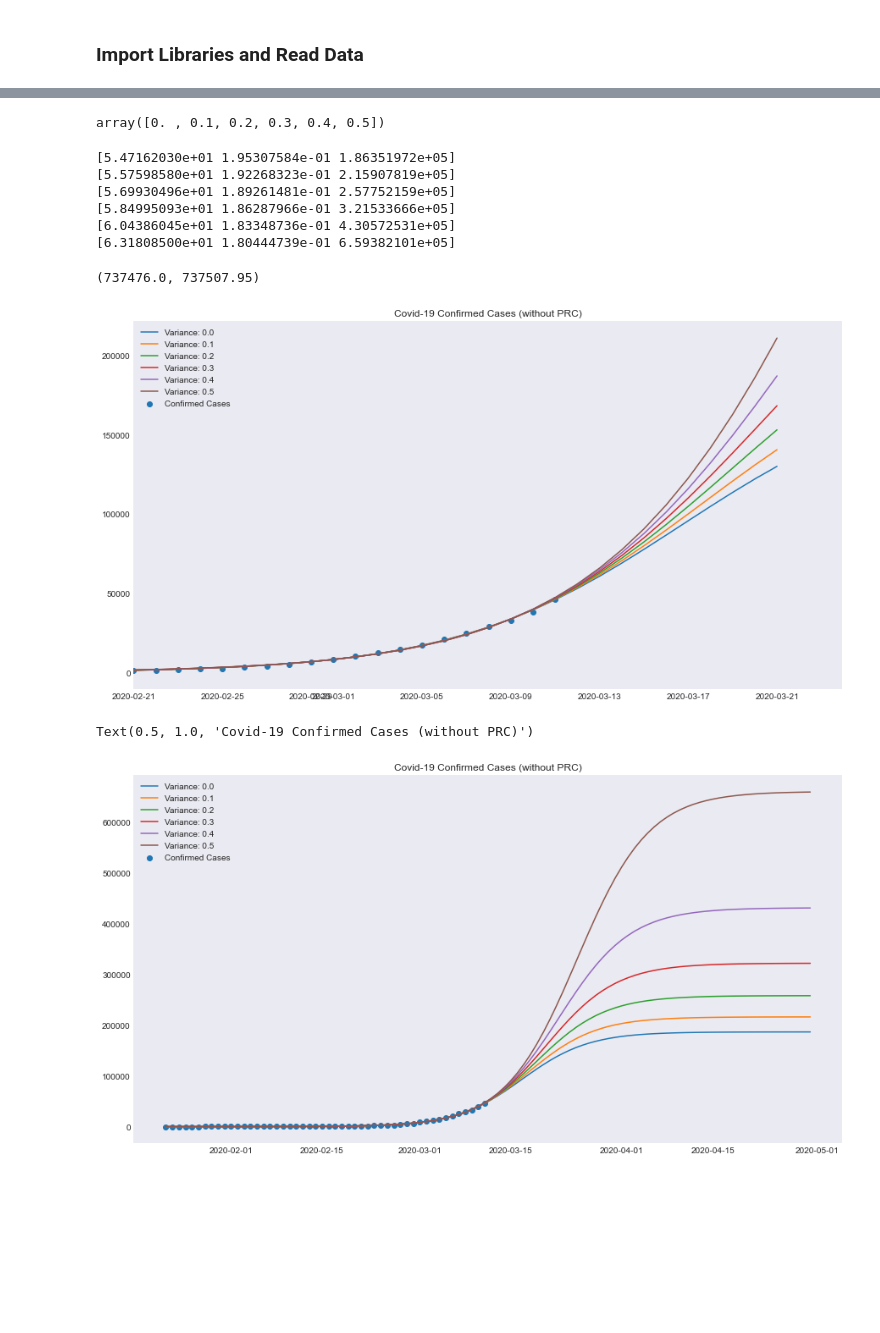
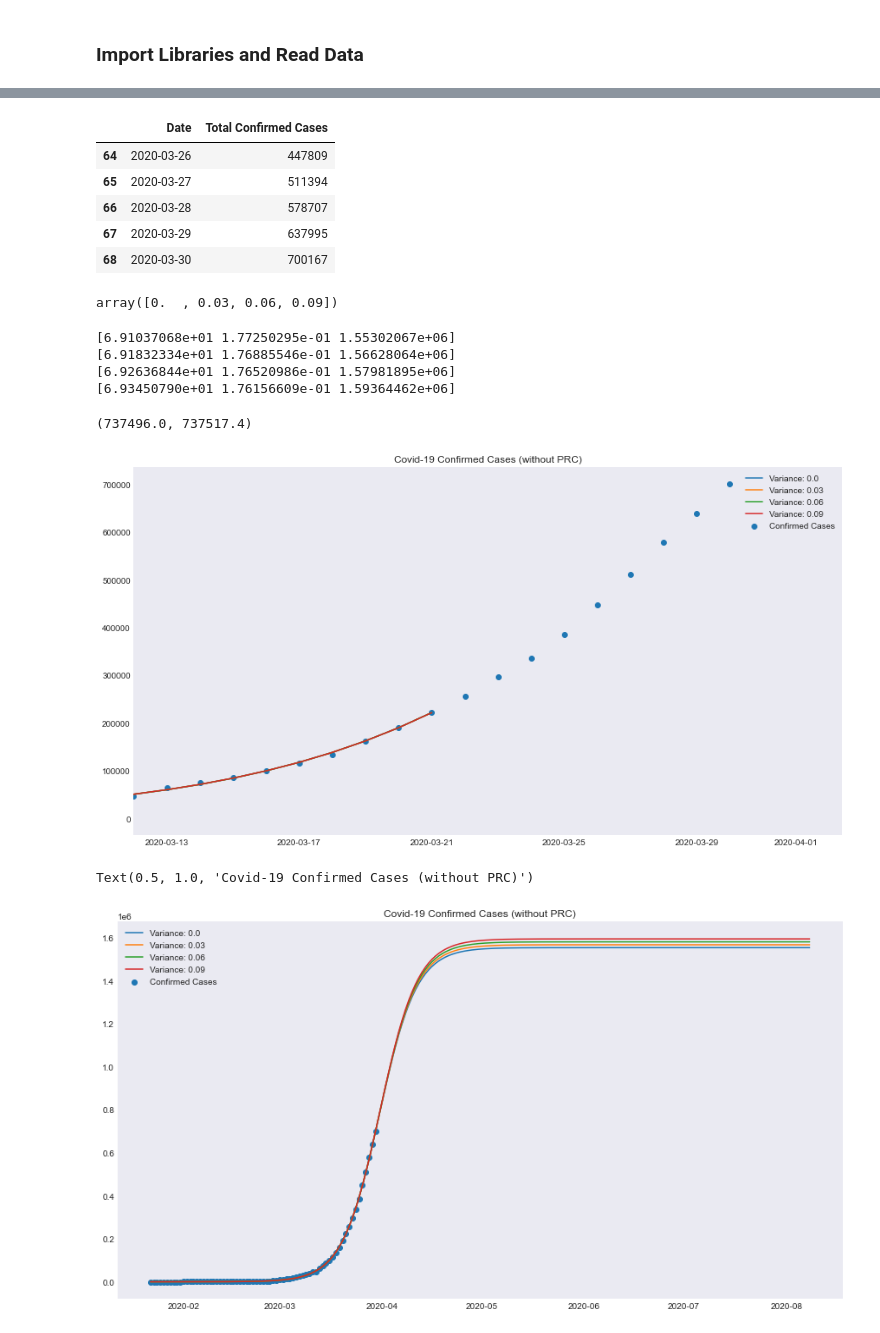
Before and after one commit to JakobRohrhirsch/COVID-19-JHU-CSSE-Analysis, a Jupyter notebook: COVID-19 Fit.ipynb, the cells around one changed output, grey strips where cells are left out. Saved outputs shown, nothing was run; the diff lists cells and outputs as text; code cells hidden in the pictures; blank space fills up the shorter version.

```diff
--- a/COVID-19 Fit.ipynb
+++ b/COVID-19 Fit.ipynb
@@ -17,9 +17,9 @@ from ipywidgets import interact, widgets
 from scipy import optimize
 
 ## Read Data for Cases, Deaths and Recoveries
-ConfirmedCases_raw=pd.read_csv('https://raw.githubusercontent.com/CSSEGISandData/COVID-19/master/csse_covid_19_data/csse_covid_19_time_series/time_series_19-covid-Confirmed.csv')
-Deaths_raw=pd.read_csv('https://raw.githubusercontent.com/CSSEGISandData/COVID-19/master/csse_covid_19_data/csse_covid_19_time_series/time_series_19-covid-Deaths.csv')
-Recoveries_raw=pd.read_csv('https://raw.githubusercontent.com/CSSEGISandData/COVID-19/master/csse_covid_19_data/csse_covid_19_time_series/time_series_19-covid-Recovered.csv')
+ConfirmedCases_raw=pd.read_csv('https://raw.githubusercontent.com/CSSEGISandData/COVID-19/master/csse_covid_19_data/csse_covid_19_time_series/time_series_covid19_confirmed_global.csv')
+Deaths_raw=pd.read_csv('https://raw.githubusercontent.com/CSSEGISandData/COVID-19/master/csse_covid_19_data/csse_covid_19_time_series/time_series_covid19_deaths_global.csv')
+Recoveries_raw=pd.read_csv('https://raw.githubusercontent.com/CSSEGISandData/COVID-19/master/csse_covid_19_data/csse_covid_19_time_series/time_series_covid19_recovered_global.csv')
 # %%
 ConfirmedCases_raw.head()
 # %% [output]
@@ -180,8 +144,20 @@ plt.plot(GlobalTotals.iloc[-20:]['Daily New Cases'])
+# %%
+# Cases by Region (inside or Outside China)
+TotalCasesLoc=CountryConsolidated.reset_index()
+TotalCasesLocaggregated=TotalCasesLoc.groupby(['Date'])['Total Confirmed Cases'].sum().reset_index()
+TotalCasesLocaggregated.tail(5)
+# %% [output]
+|  | Date | Total Confirmed Cases |
+| 64 | 2020-03-26 | 447809 |
+| 65 | 2020-03-27 | 511394 |
+| 66 | 2020-03-28 | 578707 |
+| 67 | 2020-03-29 | 637995 |
+| 68 | 2020-03-30 | 700167 |
 # %%
-var_range = np.arange(0.0,0.6,0.1)
+var_range = np.arange(0.0,0.1,0.03)
 var_range
 # %% [output]
-array([0. , 0.1, 0.2, 0.3, 0.4, 0.5])
+array([0.  , 0.03, 0.06, 0.09])
 # %%
 df = TotalCasesLocaggregated.set_index('Date')
 y_data = df['Total Confirmed Cases'].values
@@ -198,17 +174,15 @@ for variance in var_range:
     #y[-1] = y[-1] * (1 + variance)
     y = np.append(y, y[-1] + daily_new_cases * (1 + variance))
     x = np.array(range(len(y)))
-    params, params_covariance = optimize.curve_fit(logistic, x, y, p0=[50, 0.1, 1000000])
+    params, params_covariance = optimize.curve_fit(logistic, x, y, p0=[50, 0.1, 10000000], maxfev=10000)
     var_dict[variance] = params
     var_params.append(params)
     print(params)
 # %% [output]
-[5.47162030e+01 1.95307584e-01 1.86351972e+05]
-[5.57598580e+01 1.92268323e-01 2.15907819e+05]
-[5.69930496e+01 1.89261481e-01 2.57752159e+05]
-[5.84995093e+01 1.86287966e-01 3.21533666e+05]
-[6.04386045e+01 1.83348736e-01 4.30572531e+05]
-[6.31808500e+01 1.80444739e-01 6.59382101e+05]
+[6.91037068e+01 1.77250295e-01 1.55302067e+06]
+[6.91832334e+01 1.76885546e-01 1.56628064e+06]
+[6.92636844e+01 1.76520986e-01 1.57981895e+06]
+[6.93450790e+01 1.76156609e-01 1.59364462e+06]
 # %%
 rg = np.array(range(60))
 dr1 = pd.date_range(df.index[0], periods=60)
@@ -219,20 +193,20 @@ for variance in var_dict.keys():
 plt.scatter(dr2, y_data, label='Confirmed Cases')
 plt.legend(loc='best')
 plt.title('Covid-19 Confirmed Cases (without PRC)')
-plt.xlim(left=df.index[30])
+plt.xlim(left=df.index[50])
 # %% [output]
-(737476.0, 737507.95)
+(737496.0, 737517.4)
-[figure, old version]
+[figure, new version]
 # %%
-rg = np.array(range(100))
-dr1 = pd.date_range(df.index[0], periods=100)
+rg = np.array(range(200))
+dr1 = pd.date_range(df.index[0], periods=200)
 dr2 = pd.date_range(df.index[0], periods=len(df.index))
 plt.scatter(dr2, y_data, label='Confirmed Cases')
 for variance in var_dict.keys():
     fit_params = var_dict[variance]
     plt.plot(dr1, logistic(rg, *fit_params), label='Variance: {}'.format(round(variance, 2)))
 plt.legend(loc='best')
 plt.title('Covid-19 Confirmed Cases (without PRC)')
 # %% [output]
 Text(0.5, 1.0, 'Covid-19 Confirmed Cases (without PRC)')
-[figure, old version]
+[figure, new version]
```
Also changed, not shown: parts of 17 cells of this notebook.
